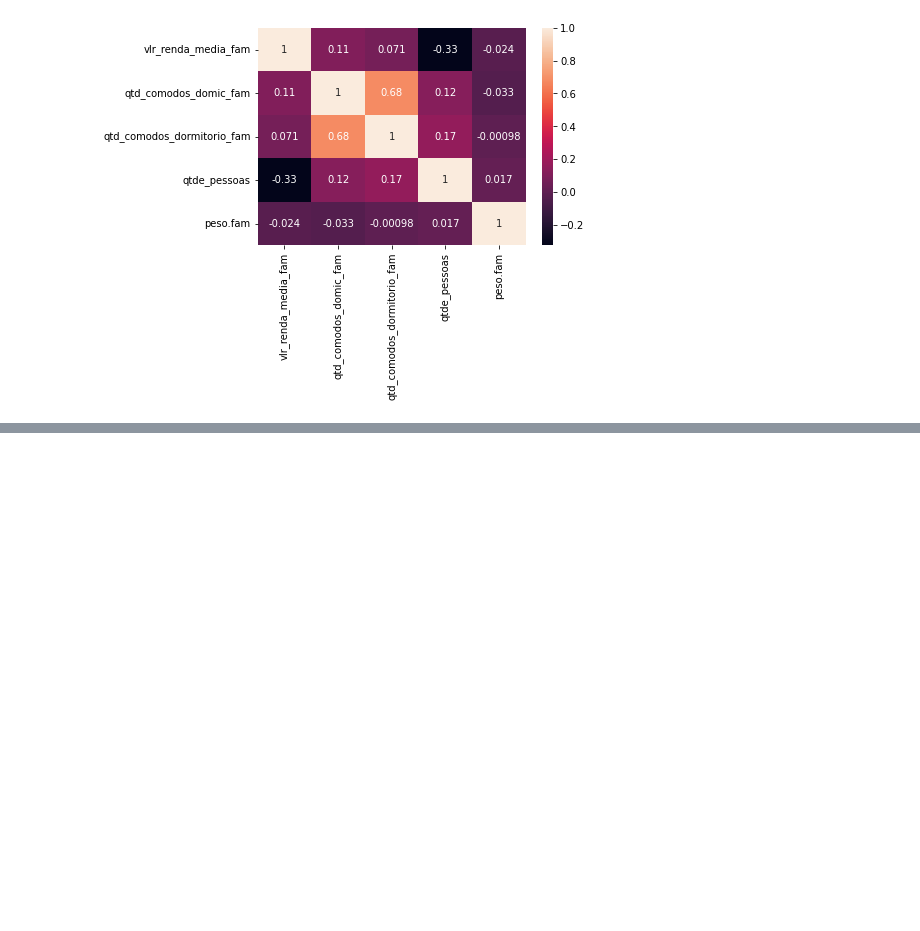
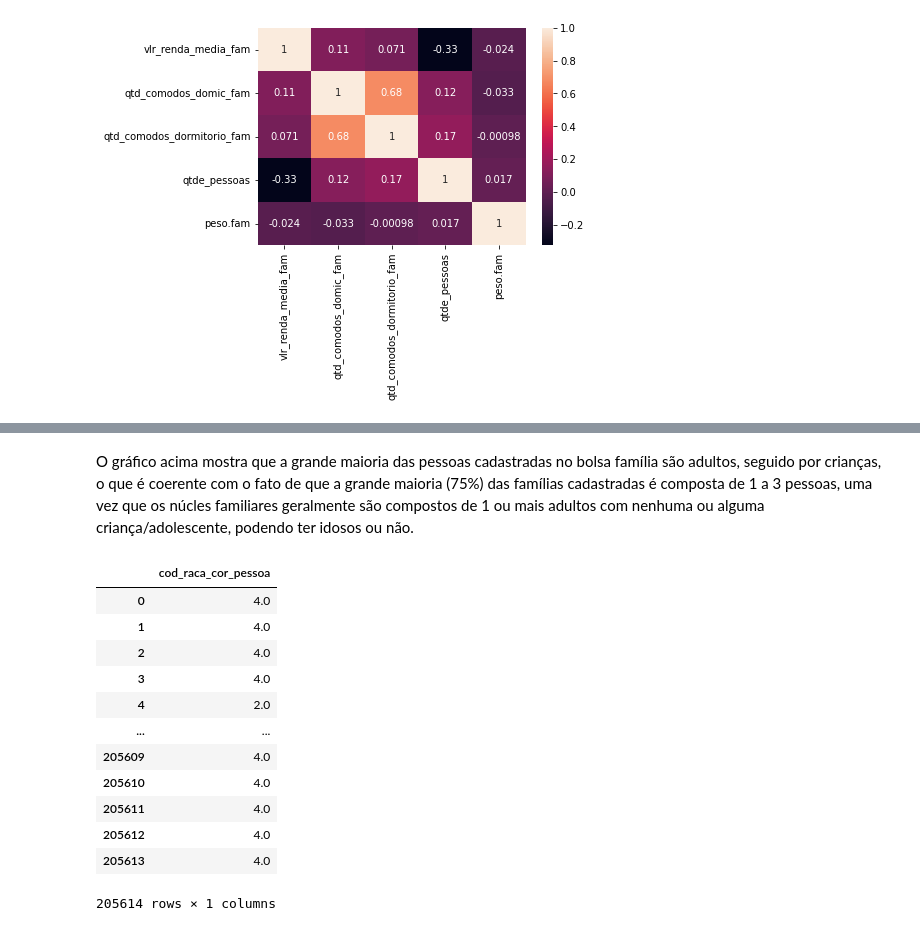
Before and after one commit to diegoabs84/Machine-Learnig---Project-1, a Jupyter notebook: ML_Trabalho_prático_1.ipynb, the cells around one changed output, grey strips where cells are left out. Drawn from its saved outputs; the diff is of its cells as text; code cells hidden in the pictures; blank space fills up the shorter version.

```diff
--- a/ML_Trabalho_prático_1.ipynb
+++ b/ML_Trabalho_prático_1.ipynb
@@ -342,0 +357,29 @@ sns.heatmap(corr_table, xticklabels=corr_table.columns, yticklabels=corr_table.c
+# %% [markdown]
+O gráfico acima mostra que a grande maioria das pessoas cadastradas no bolsa família são adultos, seguido por crianças, o que é coerente com o fato de que a grande maioria (75%) das famílias cadastradas é composta de 1 a 3 pessoas, uma vez que os núcles familiares geralmente são compostos de 1 ou mais adultos com nenhuma ou alguma criança/adolescente, podendo ter idosos ou não.
+# %%
+# fam = datafam[['vlr_renda_media_fam','id_familia']]
+# res = fam.set_index('id_familia').join(pes.set_index('id_familia'), on='id_familia')
+# res
+datap[['cod_sabe_ler_escrever_memb']]
+
+datap[['cod_raca_cor_pessoa']]
+datap.plot(x='cod_raca_cor_pessoa', kind='bar')
+1 - Branca
+2 - Preta
+3 - Amarela
+4 - Parda
+5 - Indígena
+# %% [output]
+|  | cod_raca_cor_pessoa |
+| 0 | 4.0 |
+| 1 | 4.0 |
+| 2 | 4.0 |
+| 3 | 4.0 |
+| 4 | 2.0 |
+| ... | ... |
+| 205609 | 4.0 |
+| 205610 | 4.0 |
+| 205611 | 4.0 |
+| 205612 | 4.0 |
+| 205613 | 4.0 |
+205614 rows × 1 columns
```
Also changed, not shown: parts of 6 cells of this notebook.
